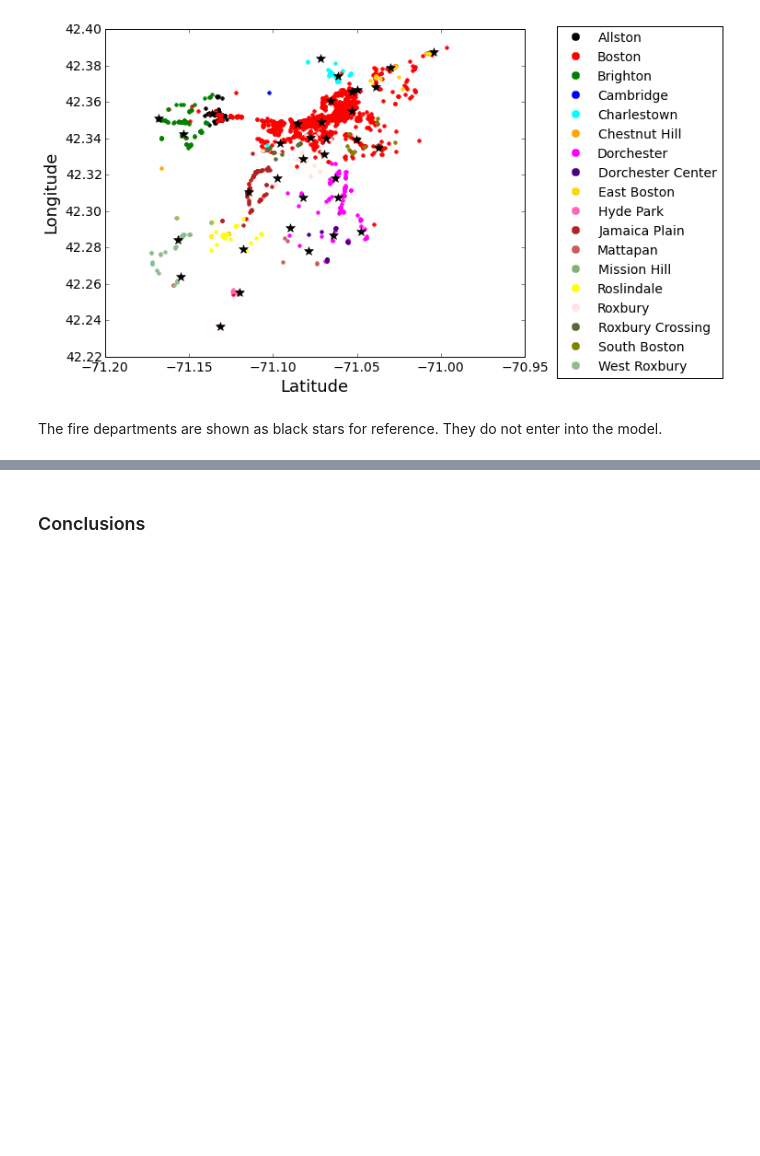
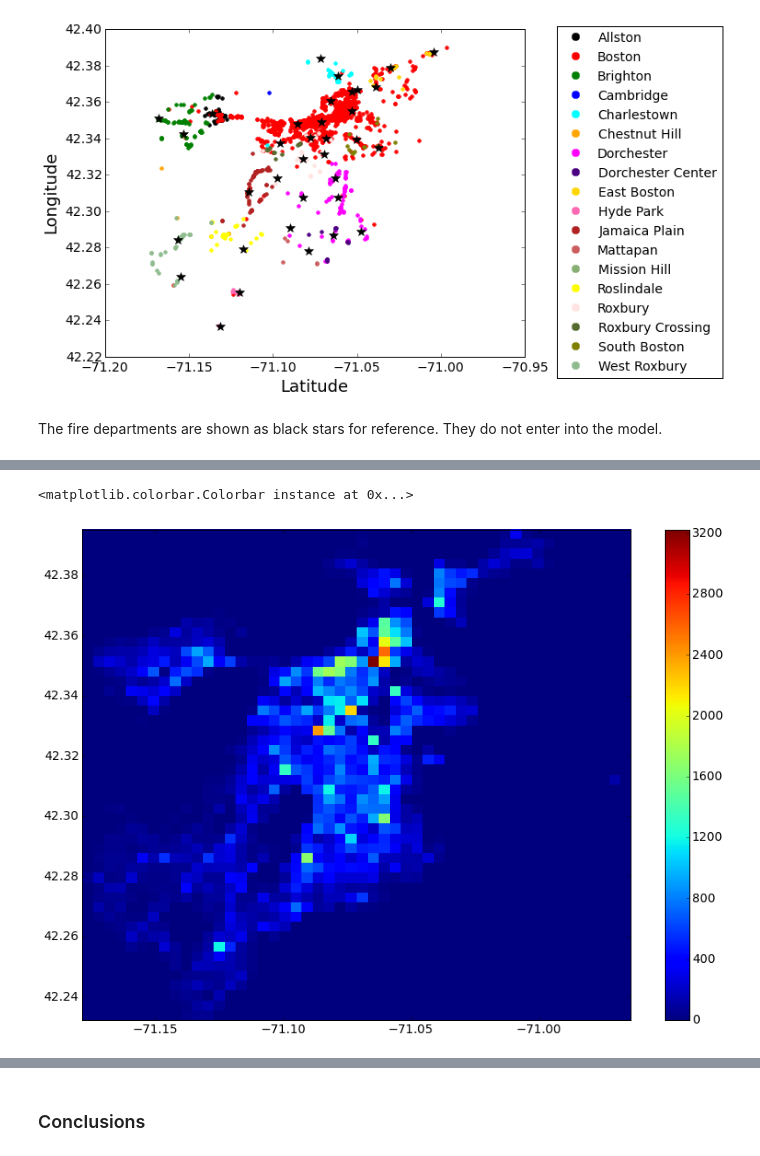
Before and after one commit to jhalverson/data_science, a Jupyter notebook: project_boston_restaurants/part_2_yelp_business_data.ipynb, the cells around one changed output, grey strips where cells are left out. Saved outputs shown, nothing was run; the diff lists cells and outputs as text; code cells hidden in the pictures; blank space fills up the shorter version.

Commit message:
Added crime density feature

```diff
--- a/project_boston_restaurants/part_2_yelp_business_data.ipynb
+++ b/project_boston_restaurants/part_2_yelp_business_data.ipynb
@@ -400,0 +403,6 @@ The fire departments are shown as black stars for reference. They do not enter i
+# %%
+df_crm = df_fire = pd.read_csv('../spark/Crime_Incident_Reports.csv', parse_dates=['FROMDATE'])
+df_crm['x'] = df_crm.Location.apply(lambda x: eval(x)[0] if x != "(0.0, 0.0)" else np.nan)
+df_crm['y'] = df_crm.Location.apply(lambda x: eval(x)[1] if x != "(0.0, 0.0)" else np.nan)
+df_crm = df_crm[df_crm.x.notnull()]
+df_crm.head(3).transpose()
@@ -400,0 +459,10 @@ The fire departments are shown as black stars for reference. They do not enter i
+# %%
+x = df_crm.y
+y = df_crm.x
+
+fig, ax = plt.subplots(1, 1, figsize=(14, 10))
+plt.hist2d(x, y, (50, 50), cmap=plt.cm.jet)
+plt.colorbar()
+# %% [output]
+<matplotlib.colorbar.Colorbar instance at 0x...>
+[figure, added]
```
Also changed, not shown: parts of 20 cells of this notebook.
